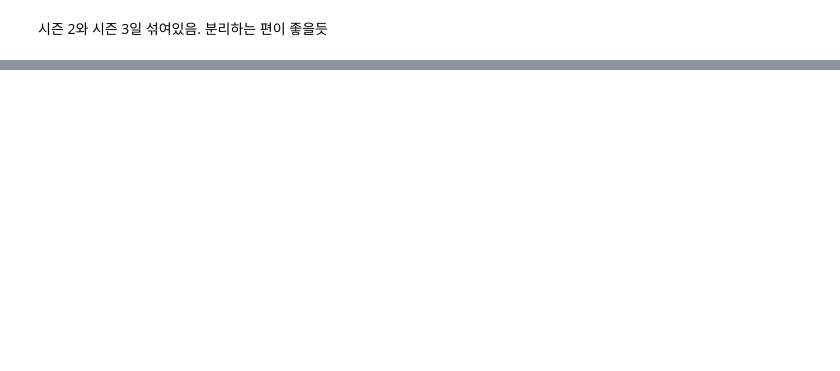
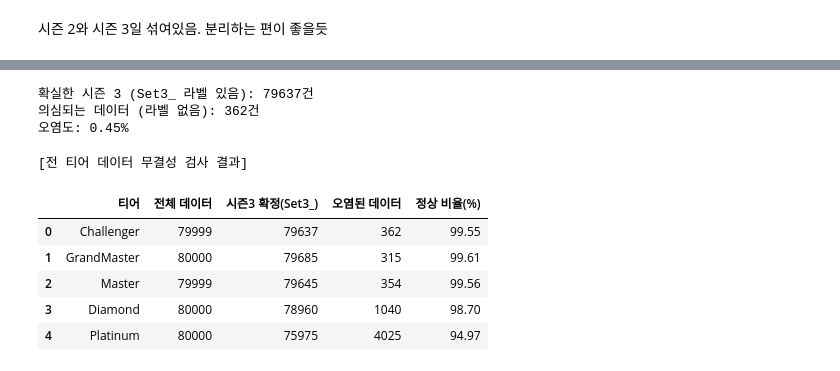
Before and after one commit to hanalo26/Third-project-sparta, a Jupyter notebook: works/Yunju_Lee/eda.ipynb, the cells around one changed output, grey strips where cells are left out. Drawn from its saved outputs; the diff is of its cells as text; code cells hidden in the pictures; blank space fills up the shorter version.

```diff
--- a/works/Yunju_Lee/eda.ipynb
+++ b/works/Yunju_Lee/eda.ipynb
@@ -720,3 +720,21 @@ else:
     print("안심하세요: 시즌 2 기물이 발견되지 않았습니다. 시즌 3 데이터가 맞습니다.")
 # %% [output]
 경고: 시즌 2 기물이 16046건 발견되었습니다! 데이터 섞임 확정.
+# %%
+# 시즌 2 전용 기물 리스트
+s2_only = ['Lux', 'Zed', 'Olaf', 'Sion', 'Kindred']
+other_files = [
+    'TFT_Challenger_MatchData.csv',
+    'TFT_GrandMaster_MatchData.csv',
+    'TFT_Master_MatchData.csv',
+    'TFT_Diamond_MatchData.csv',
+    'TFT_Platinum_MatchData.csv'
+]
+
+print("--- 티어별 시즌 2 데이터 혼입 검사 ---")
+for file in other_files:
+    df_temp = pd.read_csv(file)
+    found_count = len(df_temp[df_temp['champion'].str.contains('|'.join(s2_only), case=False)])
+
+    status = "섞임 확정" if found_count > 0 else " 깨끗함"
+    print(f"[{file}]: {found_count}건 발견 ({status})")
@@ -724,0 +898,48 @@ else:
+# %%
+# 'Set3_'가 들어있는 데이터 vs 안 들어있는 데이터 개수 비교
+s3_labeled = df_Challenger['combination'].str.contains('Set3_', na=False).sum()
+no_label = len(df_Challenger) - s3_labeled
+
+print(f"확실한 시즌 3 (Set3_ 라벨 있음): {s3_labeled}건")
+print(f"의심되는 데이터 (라벨 없음): {no_label}건")
+print(f"오염도: {(no_label/len(df_Challenger))*100:.2f}%")
+# %% [output]
+확실한 시즌 3 (Set3_ 라벨 있음): 79637건
+의심되는 데이터 (라벨 없음): 362건
+오염도: 0.45%
+# %%
+import pandas as pd
+
+files = [
+    'TFT_Challenger_MatchData.csv', 'TFT_GrandMaster_MatchData.csv',
+    'TFT_Master_MatchData.csv', 'TFT_Diamond_MatchData.csv', 'TFT_Platinum_MatchData.csv'
+]
+
+summary = []
+
+for file in files:
+    df = pd.read_csv(file)
+    # Set3_ 라벨이 포함된 행의 수 계산
+    s3_count = df['combination'].str.contains('Set3_', na=False).sum()
+    total = len(df)
+    ratio = (s3_count / total) * 100
+
+    summary.append({
+        '티어': file.split('_')[1],
+        '전체 데이터': total,
+        '시즌3 확정(Set3_)': s3_count,
+        '오염된 데이터': total - s3_count,
+        '정상 비율(%)': round(ratio, 2)
+    })
+
+df_summary = pd.DataFrame(summary)
+print("[전 티어 데이터 무결성 검사 결과]")
+display(df_summary)
+# %% [output]
+[전 티어 데이터 무결성 검사 결과]
+|  | 티어 | 전체 데이터 | 시즌3 확정(Set3_) | 오염된 데이터 | 정상 비율(%) |
+| 0 | Challenger | 79999 | 79637 | 362 | 99.55 |
+| 1 | GrandMaster | 80000 | 79685 | 315 | 99.61 |
+| 2 | Master | 79999 | 79645 | 354 | 99.56 |
+| 3 | Diamond | 80000 | 78960 | 1040 | 98.70 |
+| 4 | Platinum | 80000 | 75975 | 4025 | 94.97 |
```
Also changed, not shown: parts of 9 cells of this notebook.
